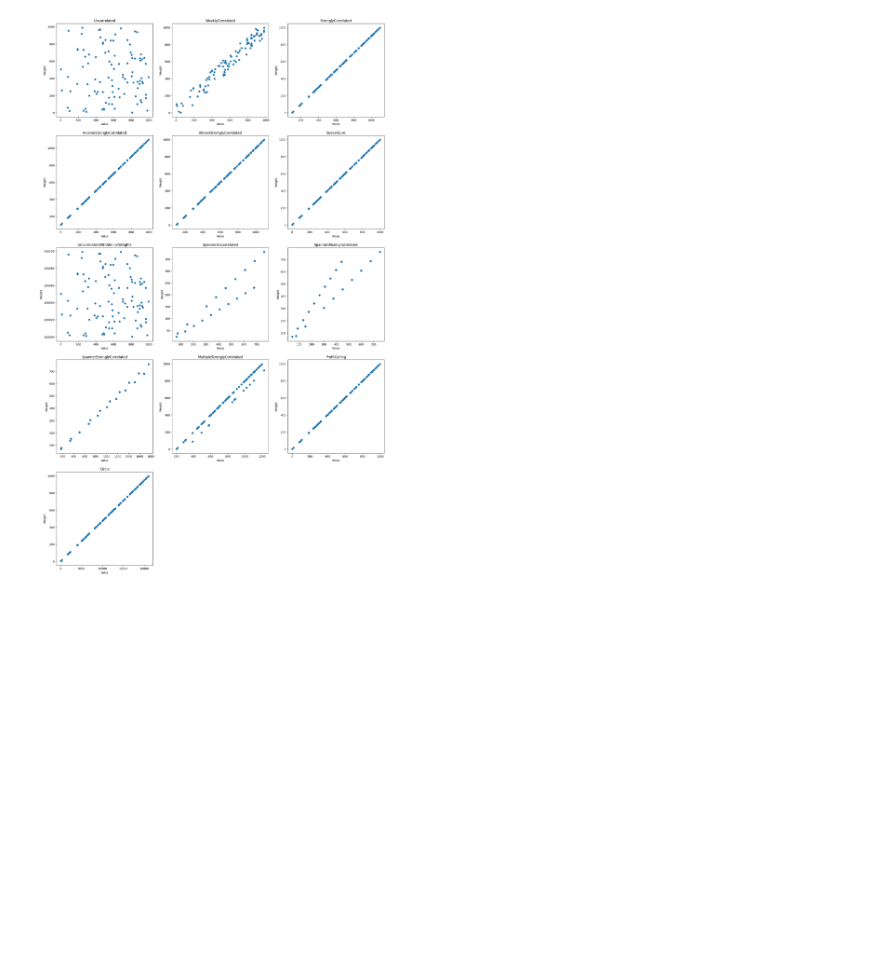
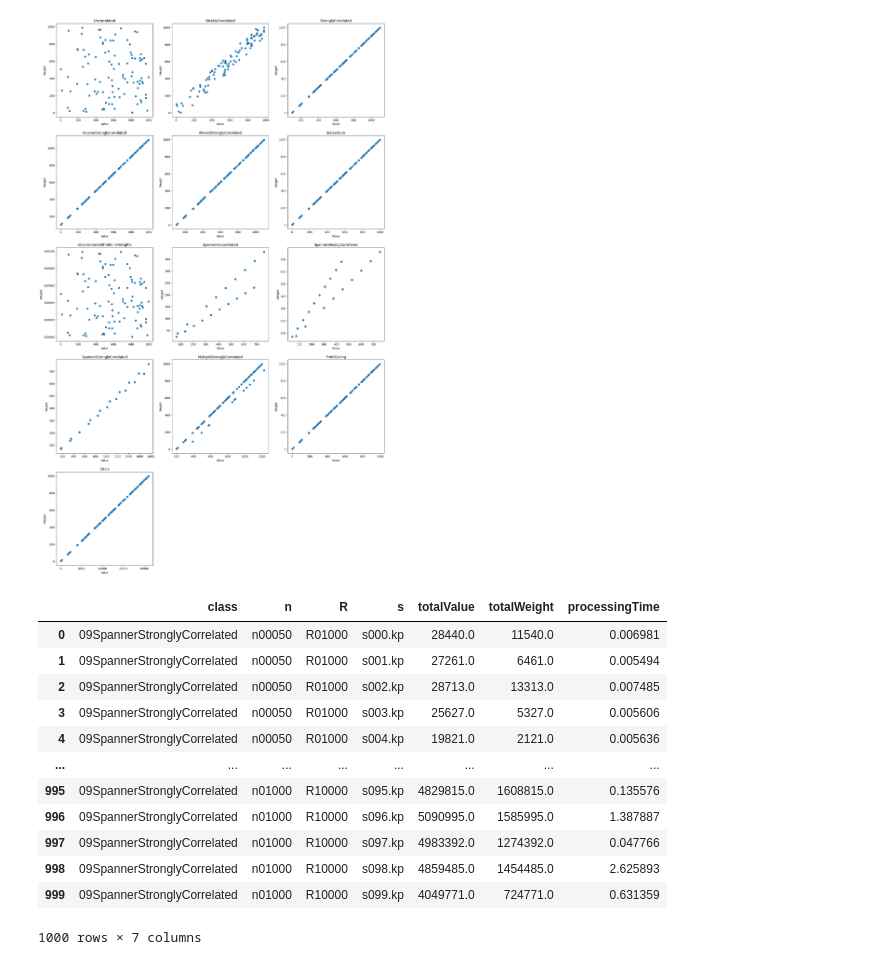
Before and after one commit to NgThVinh/BT2_20520862, a Jupyter notebook: analytics.ipynb, the cells around one changed output. Drawn from its saved outputs; the diff is of its cells as text; code cells hidden in the pictures; blank space fills up the shorter version.

```diff
--- a/analytics.ipynb
+++ b/analytics.ipynb
@@ -30,3 +30,21 @@ for i, ax in enumerate(axs.flatten()):
     ax.set_ylabel('Weight')
 # %% [output]
 [figure]
+# %%
+stt = '09'
+df = pd.read_csv(f'SCIP result\{stt}.csv')
+df
+# %% [output]
+|  | class | n | R | s | totalValue | totalWeight | processingTime |
+| 0 | 09SpannerStronglyCorrelated | n00050 | R01000 | s000.kp | 28440.0 | 11540.0 | 0.006981 |
+| 1 | 09SpannerStronglyCorrelated | n00050 | R01000 | s001.kp | 27261.0 | 6461.0 | 0.005494 |
+| 2 | 09SpannerStronglyCorrelated | n00050 | R01000 | s002.kp | 28713.0 | 13313.0 | 0.007485 |
+| 3 | 09SpannerStronglyCorrelated | n00050 | R01000 | s003.kp | 25627.0 | 5327.0 | 0.005606 |
+| 4 | 09SpannerStronglyCorrelated | n00050 | R01000 | s004.kp | 19821.0 | 2121.0 | 0.005636 |
+| ... | ... | ... | ... | ... | ... | ... | ... |
+| 995 | 09SpannerStronglyCorrelated | n01000 | R10000 | s095.kp | 4829815.0 | 1608815.0 | 0.135576 |
+| 996 | 09SpannerStronglyCorrelated | n01000 | R10000 | s096.kp | 5090995.0 | 1585995.0 | 1.387887 |
+| 997 | 09SpannerStronglyCorrelated | n01000 | R10000 | s097.kp | 4983392.0 | 1274392.0 | 0.047766 |
+| 998 | 09SpannerStronglyCorrelated | n01000 | R10000 | s098.kp | 4859485.0 | 1454485.0 | 2.625893 |
+| 999 | 09SpannerStronglyCorrelated | n01000 | R10000 | s099.kp | 4049771.0 | 724771.0 | 0.631359 |
+1000 rows × 7 columns
```
Also changed, not shown: parts of 4 cells of this notebook, 2 other files.
